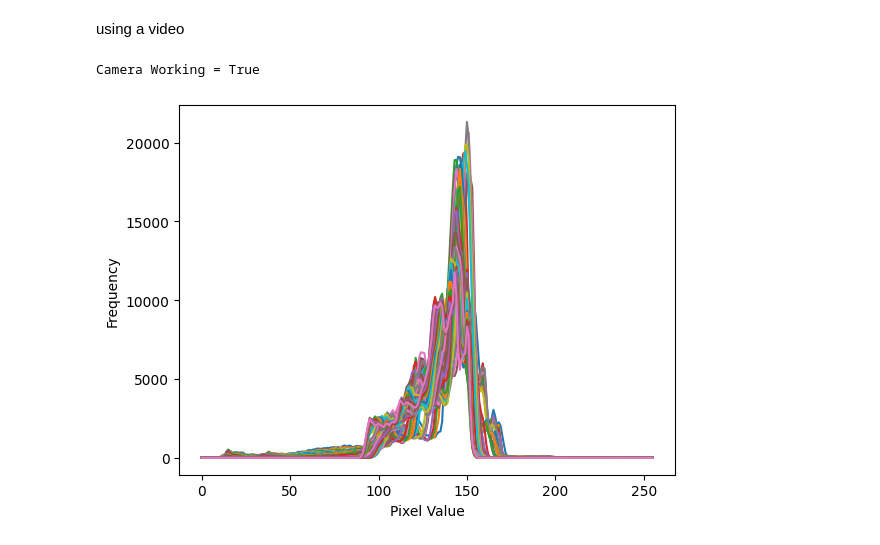
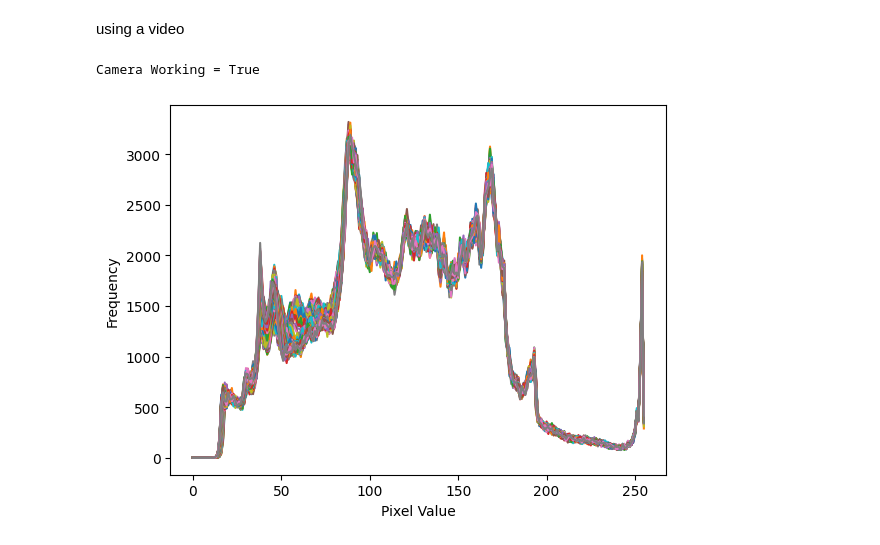
Before and after one commit to HRH00/Computer-Vision, a Jupyter notebook: Labs/Week 5/histogram greyscale.ipynb, the cells around one changed output. Drawn from its saved outputs; the diff is of its cells as text; code cells hidden in the pictures.

```diff
--- a/Labs/Week 5/histogram greyscale.ipynb
+++ b/Labs/Week 5/histogram greyscale.ipynb
@@ -32,7 +32,7 @@ using a video
 import cv2
 import matplotlib.pyplot as plt
 
-camera = cv2.VideoCapture(1,cv2.CAP_DSHOW)
+camera = cv2.VideoCapture(0,cv2.CAP_DSHOW)
 #camera = cv2.VideoCapture(0)
 
 camera.set(3,200) # adjust width
@@ -59,31 +59,31 @@ ret, frame = camera.read()
 gray_frame = cv2.cvtColor(frame, cv2.COLOR_BGR2GRAY)
 histogram = cv2.calcHist([gray_frame], [0], None, [256], [0, 256])
 histograms = [histogram]
 
 
 
 while True:
     success, frame = camera.read()
     cv2.imshow("Video", frame) # This wll open an independent window
     # Convert the frame to grayscale
     gray_frame = cv2.cvtColor(frame, cv2.COLOR_BGR2GRAY)
 
     # Calculate the histogram for the current frame
     histogram = cv2.calcHist([gray_frame], [0], None, [256], [0, 256])
 
     # Append the histogram to the list
     histograms.append(histogram)
 
     if cv2.waitKey(1) & 0xFF==ord('q'): # quit when 'q' is pressed
         cv2.destroyAllWindows()
         break
     counter += 1
 # Plot the histograms
 for i in range(counter):
     plt.plot(histograms[i])
 plt.xlabel('Pixel Value')
 plt.ylabel('Frequency')
 plt.show()
 # %% [output]
 Camera Working = True
-[figure, old version]
+[figure, new version]
```
Also changed, not shown: parts of 1 cell of this notebook, 10 other files.
